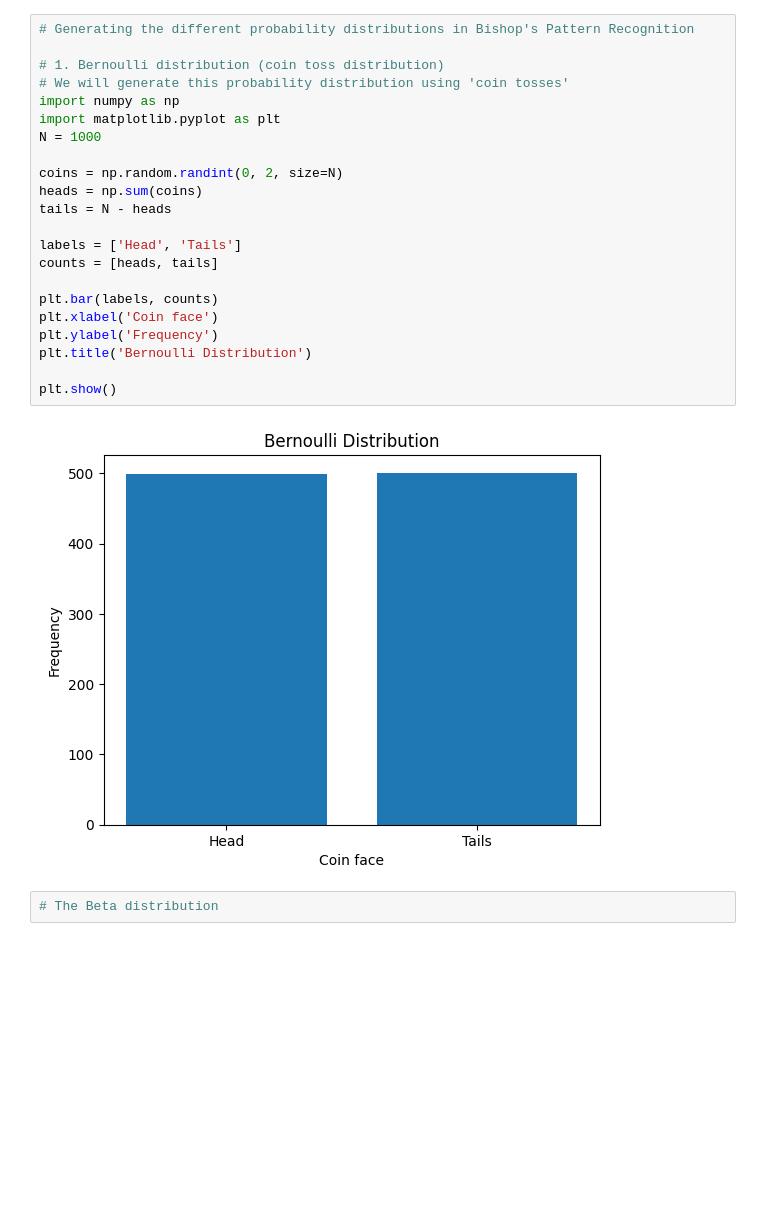
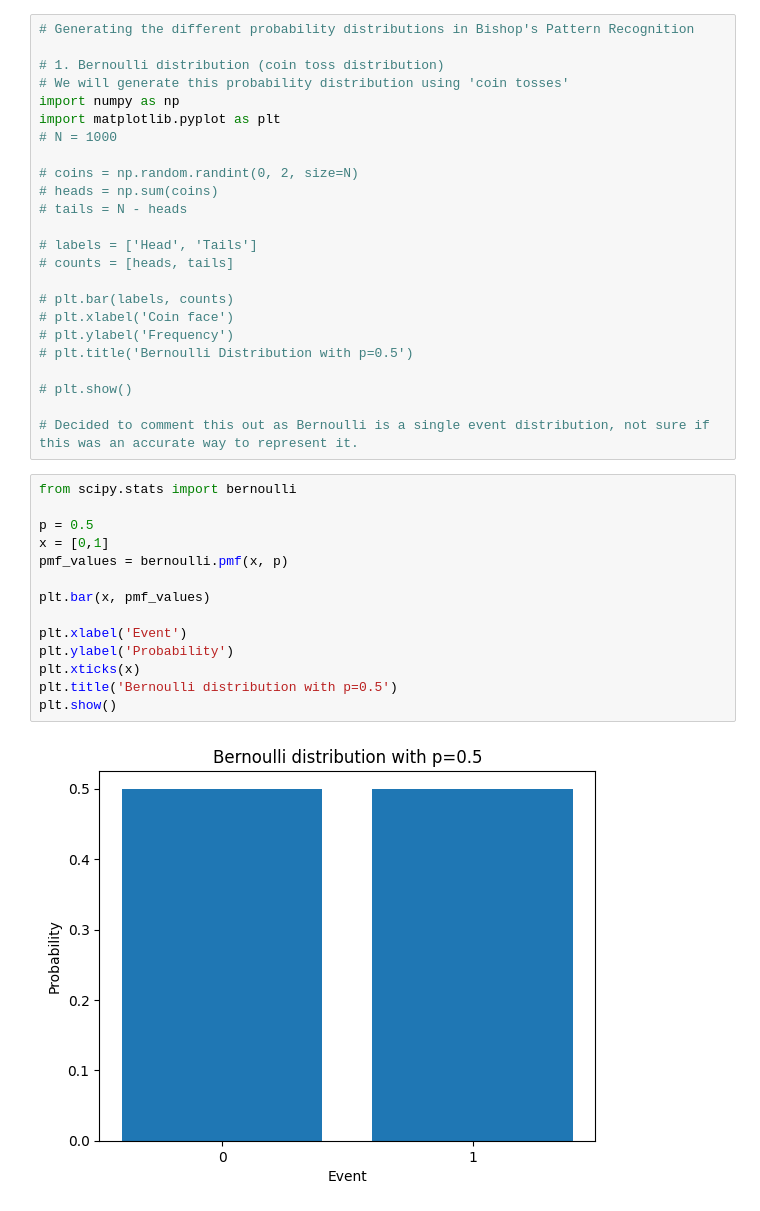
Before and after one commit to Sam-Arkle/CS5455, a Jupyter notebook: TiML_probability_distributions.ipynb, the cells around one changed output. Drawn from its saved outputs; the diff is of its cells as text; blank space fills up the shorter version.

```diff
--- a/TiML_probability_distributions.ipynb
+++ b/TiML_probability_distributions.ipynb
@@ -7,22 +7,36 @@
 # We will generate this probability distribution using 'coin tosses'
 import numpy as np
 import matplotlib.pyplot as plt
-N = 1000
+# N = 1000
 
-coins = np.random.randint(0, 2, size=N)
-heads = np.sum(coins)
-tails = N - heads
+# coins = np.random.randint(0, 2, size=N)
+# heads = np.sum(coins)
+# tails = N - heads
 
-labels = ['Head', 'Tails']
-counts = [heads, tails]
+# labels = ['Head', 'Tails']
+# counts = [heads, tails]
 
-plt.bar(labels, counts)
-plt.xlabel('Coin face')
-plt.ylabel('Frequency')
-plt.title('Bernoulli Distribution')
+# plt.bar(labels, counts)
+# plt.xlabel('Coin face')
+# plt.ylabel('Frequency')
+# plt.title('Bernoulli Distribution with p=0.5')
 
-plt.show()
+# plt.show()
+
+# Decided to comment this out as Bernoulli is a single event distribution, not sure if this was an accurate way to represent it.
-# %% [output]
-[figure, removed]
-# %%
-# The Beta distribution
+# %%
+from scipy.stats import bernoulli
+
+p = 0.5
+x = [0,1]
+pmf_values = bernoulli.pmf(x, p)
+
+plt.bar(x, pmf_values)
+
+plt.xlabel('Event')
+plt.ylabel('Probability')
+plt.xticks(x)
+plt.title('Bernoulli distribution with p=0.5')
+plt.show()
+# %% [output]
+[figure, added]
```
Also changed, not shown: parts of 4 cells of this notebook.
